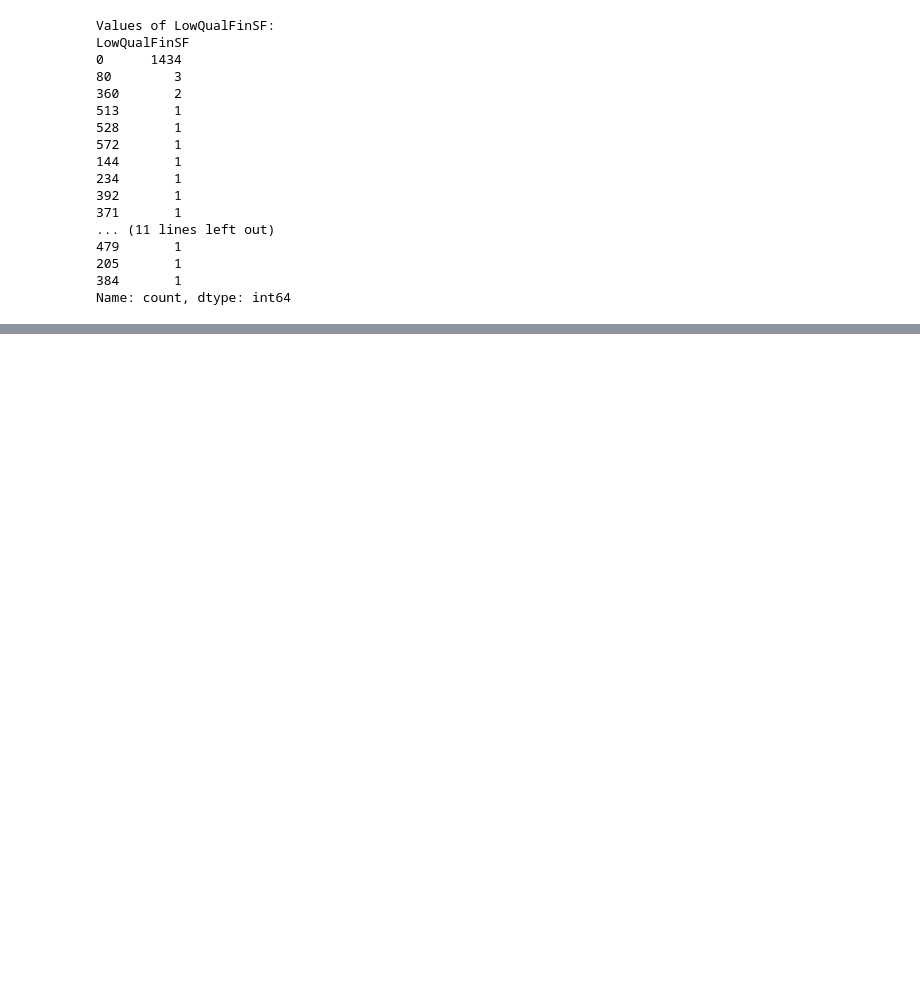
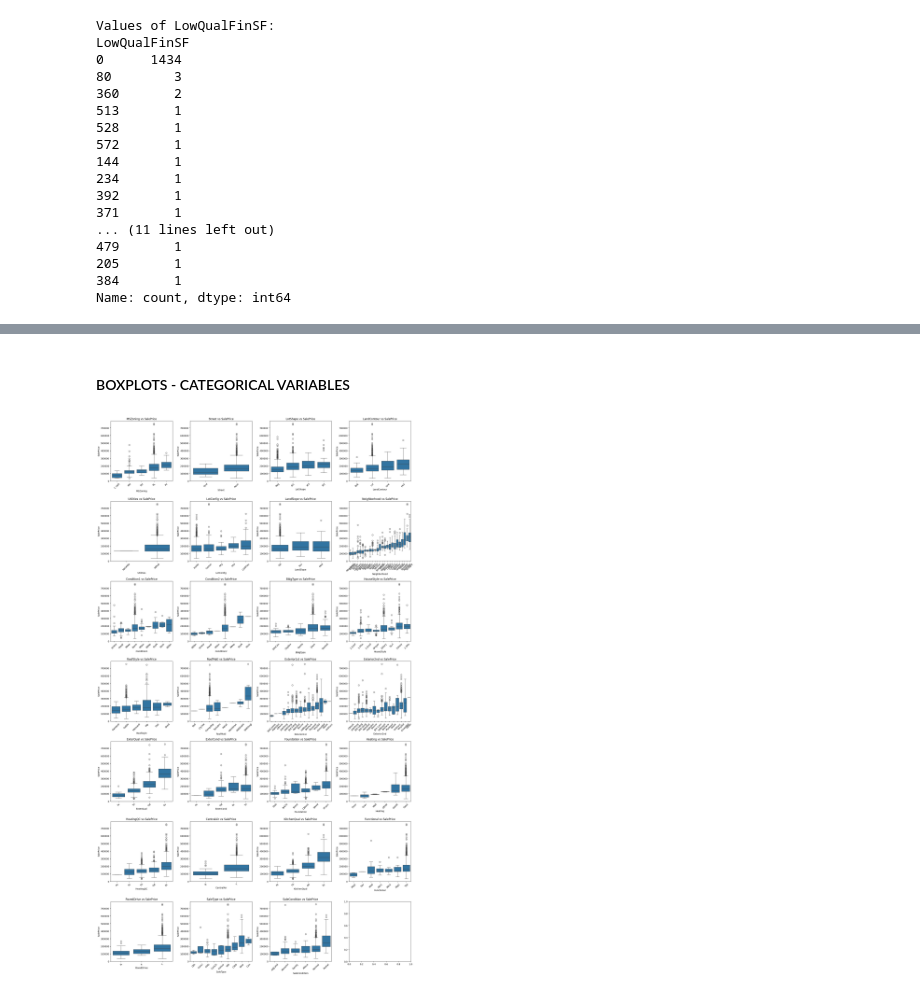
Before and after one commit to joseph-m-pasia/kg-house-price-prediction, a Jupyter notebook: notebooks/00_eda.ipynb, the cells around one changed output, grey strips where cells are left out. Cells and saved outputs as stored; diff of their text form; code cells hidden in the pictures; blank space fills up the shorter version.

```diff
--- a/notebooks/00_eda.ipynb
+++ b/notebooks/00_eda.ipynb
@@ -238,0 +284,18 @@ Name: count, dtype: int64
+# %% [markdown]
+#### BOXPLOTS - CATEGORICAL VARIABLES
+# %%
+# Create box plots for categorical variables against SalePrice, order the plots according to increasing  median
+categorical_cols = train.select_dtypes(include=['string']).columns
+n_rows = (len(categorical_cols) + 3) // 4  # Calculate number of rows
+fig, axes = plt.subplots(n_rows, 4, figsize=(20, 5 * n_rows))
+
+for i, col in enumerate(categorical_cols):
+    ax = axes[i // 4, i % 4]
+    medians = train.groupby(col)['SalePrice'].median().sort_values()
+    sns.boxplot(x=train[col], y=train['SalePrice'], ax=ax, order = medians.index)
+    ax.set_title(f"{col} vs SalePrice")
+    ax.tick_params(axis='x', rotation=45)
+plt.tight_layout()
+plt.show()
+# %% [output]
+[figure, added]
```
Also changed, not shown: parts of 9 cells of this notebook.
